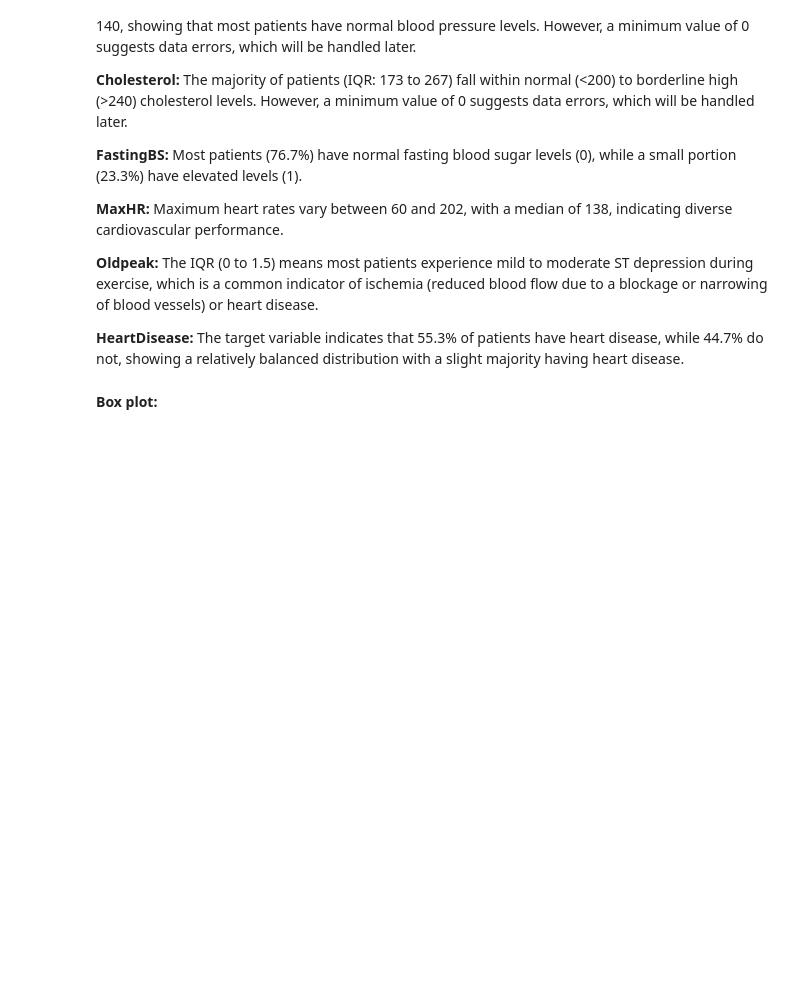
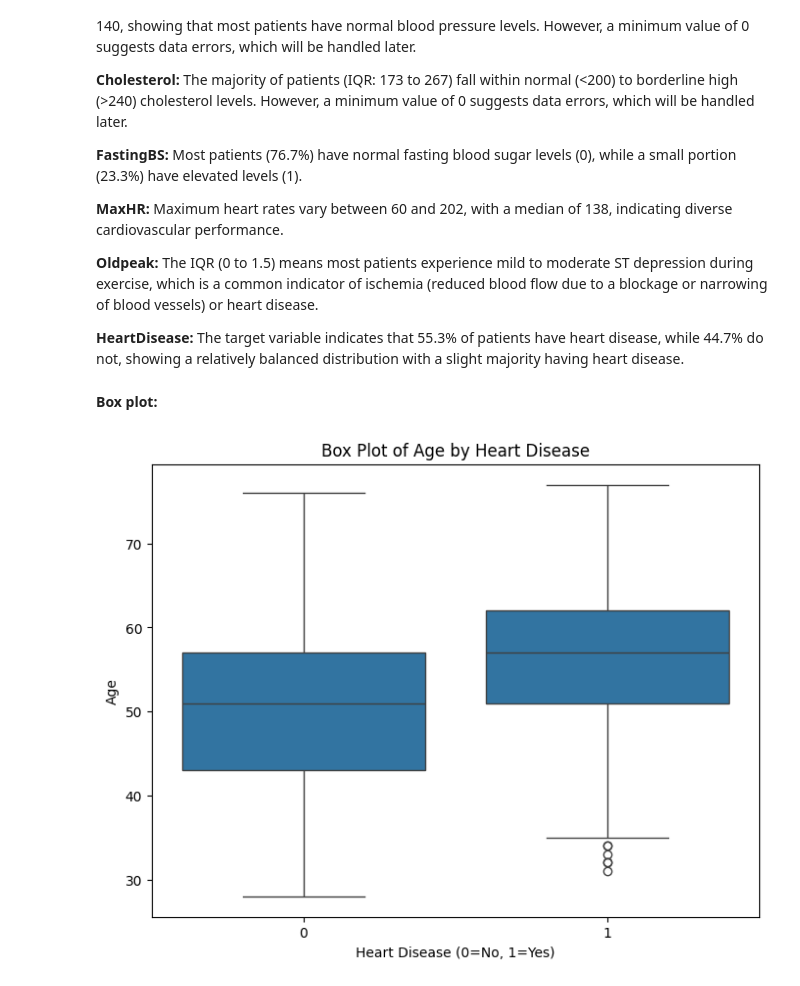
Before and after one commit to Janaalsh5/Heart-Disease, a Jupyter notebook: Phase1.ipynb, the cells around one changed output. Drawn from its saved outputs; the diff is of its cells as text; code cells hidden in the pictures; blank space fills up the shorter version.

```diff
--- a/Phase1.ipynb
+++ b/Phase1.ipynb
@@ -130,3 +132,13 @@ df.describe()
 **HeartDisease:** The target variable indicates that 55.3% of patients have heart disease, while 44.7% do not, showing a relatively balanced distribution with a slight majority having heart disease.
 # %% [markdown]
 **Box plot:**
+# %%
+# (A) Boxplot: Age by Heart Disease
+plt.figure(figsize=(8,6))
+sns.boxplot(x="HeartDisease", y="Age", data=df)
+plt.title("Box Plot of Age by Heart Disease")
+plt.xlabel("Heart Disease (0=No, 1=Yes)")
+plt.ylabel("Age")
+plt.show()
+# %% [output]
+[figure, added]
```
Also changed, not shown: parts of 1 cell of this notebook.
